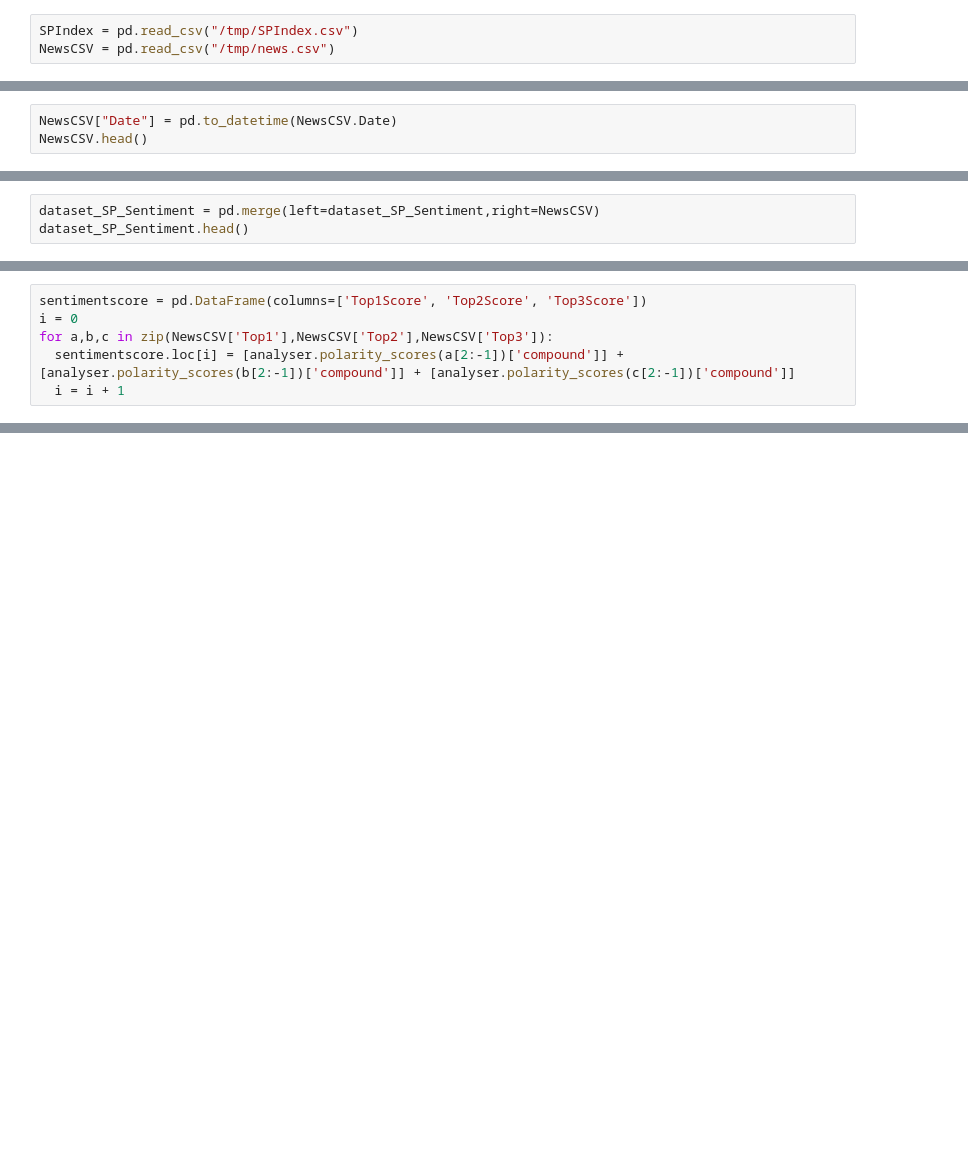
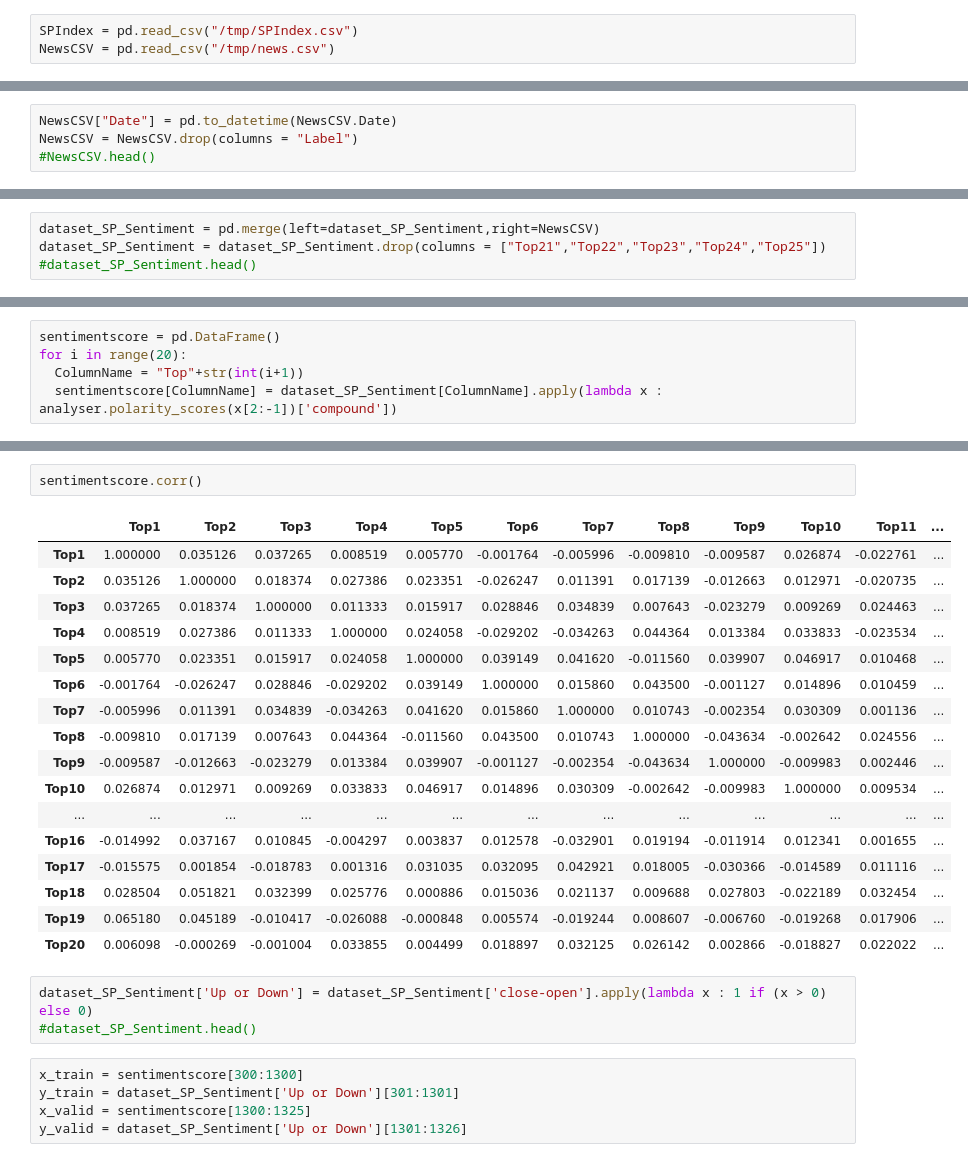
Before and after one commit to zhuohann/SP500PerfromancePredictionWithSentimentAnalysis, a Jupyter notebook: S&P_daily_direction_prediction_with_sentiment_analysis(Pandas).ipynb, the cells around one changed output, grey strips where cells are left out. Cells and saved outputs as stored; diff of their text form; blank space fills up the shorter version.

```diff
--- a/S&P_daily_direction_prediction_with_sentiment_analysis(Pandas).ipynb
+++ b/S&P_daily_direction_prediction_with_sentiment_analysis(Pandas).ipynb
@@ -25,3 +42,4 @@ dataset_SP_Sentiment.head()
 # %%
 NewsCSV["Date"] = pd.to_datetime(NewsCSV.Date)
-NewsCSV.head()
+NewsCSV = NewsCSV.drop(columns = "Label")
+#NewsCSV.head()
@@ -35,3 +46,4 @@ NewsCSV.head()
 # %%
 dataset_SP_Sentiment = pd.merge(left=dataset_SP_Sentiment,right=NewsCSV)
-dataset_SP_Sentiment.head()
+dataset_SP_Sentiment = dataset_SP_Sentiment.drop(columns = ["Top21","Top22","Top23","Top24","Top25"])
+#dataset_SP_Sentiment.head()
@@ -45,6 +49,0 @@ dataset_SP_Sentiment.head()
-# %%
-sentimentscore = pd.DataFrame(columns=['Top1Score', 'Top2Score', 'Top3Score'])
-i = 0
-for a,b,c in zip(NewsCSV['Top1'],NewsCSV['Top2'],NewsCSV['Top3']):
-  sentimentscore.loc[i] = [analyser.polarity_scores(a[2:-1])['compound']] + [analyser.polarity_scores(b[2:-1])['compound']] + [analyser.polarity_scores(c[2:-1])['compound']]
-  i = i + 1
@@ -58,0 +50,5 @@ for a,b,c in zip(NewsCSV['Top1'],NewsCSV['Top2'],NewsCSV['Top3']):
+# %%
+sentimentscore = pd.DataFrame()
+for i in range(20):
+  ColumnName = "Top"+str(int(i+1))
+  sentimentscore[ColumnName] = dataset_SP_Sentiment[ColumnName].apply(lambda x : analyser.polarity_scores(x[2:-1])['compound'])
@@ -58,0 +64,28 @@ for a,b,c in zip(NewsCSV['Top1'],NewsCSV['Top2'],NewsCSV['Top3']):
+# %%
+sentimentscore.corr()
+# %% [output]
+|  | Top1 | Top2 | Top3 | Top4 | Top5 | Top6 | Top7 | Top8 | Top9 | Top10 | Top11 | ... |
+| Top1 | 1.000000 | 0.035126 | 0.037265 | 0.008519 | 0.005770 | -0.001764 | -0.005996 | -0.009810 | -0.009587 | 0.026874 | -0.022761 | ... |
+| Top2 | 0.035126 | 1.000000 | 0.018374 | 0.027386 | 0.023351 | -0.026247 | 0.011391 | 0.017139 | -0.012663 | 0.012971 | -0.020735 | ... |
+| Top3 | 0.037265 | 0.018374 | 1.000000 | 0.011333 | 0.015917 | 0.028846 | 0.034839 | 0.007643 | -0.023279 | 0.009269 | 0.024463 | ... |
+| Top4 | 0.008519 | 0.027386 | 0.011333 | 1.000000 | 0.024058 | -0.029202 | -0.034263 | 0.044364 | 0.013384 | 0.033833 | -0.023534 | ... |
+| Top5 | 0.005770 | 0.023351 | 0.015917 | 0.024058 | 1.000000 | 0.039149 | 0.041620 | -0.011560 | 0.039907 | 0.046917 | 0.010468 | ... |
+| Top6 | -0.001764 | -0.026247 | 0.028846 | -0.029202 | 0.039149 | 1.000000 | 0.015860 | 0.043500 | -0.001127 | 0.014896 | 0.010459 | ... |
+| Top7 | -0.005996 | 0.011391 | 0.034839 | -0.034263 | 0.041620 | 0.015860 | 1.000000 | 0.010743 | -0.002354 | 0.030309 | 0.001136 | ... |
+| Top8 | -0.009810 | 0.017139 | 0.007643 | 0.044364 | -0.011560 | 0.043500 | 0.010743 | 1.000000 | -0.043634 | -0.002642 | 0.024556 | ... |
+| Top9 | -0.009587 | -0.012663 | -0.023279 | 0.013384 | 0.039907 | -0.001127 | -0.002354 | -0.043634 | 1.000000 | -0.009983 | 0.002446 | ... |
+| Top10 | 0.026874 | 0.012971 | 0.009269 | 0.033833 | 0.046917 | 0.014896 | 0.030309 | -0.002642 | -0.009983 | 1.000000 | 0.009534 | ... |
+| ... | ... | ... | ... | ... | ... | ... | ... | ... | ... | ... | ... | ... |
+| Top16 | -0.014992 | 0.037167 | 0.010845 | -0.004297 | 0.003837 | 0.012578 | -0.032901 | 0.019194 | -0.011914 | 0.012341 | 0.001655 | ... |
+| Top17 | -0.015575 | 0.001854 | -0.018783 | 0.001316 | 0.031035 | 0.032095 | 0.042921 | 0.018005 | -0.030366 | -0.014589 | 0.011116 | ... |
+| Top18 | 0.028504 | 0.051821 | 0.032399 | 0.025776 | 0.000886 | 0.015036 | 0.021137 | 0.009688 | 0.027803 | -0.022189 | 0.032454 | ... |
+| Top19 | 0.065180 | 0.045189 | -0.010417 | -0.026088 | -0.000848 | 0.005574 | -0.019244 | 0.008607 | -0.006760 | -0.019268 | 0.017906 | ... |
+| Top20 | 0.006098 | -0.000269 | -0.001004 | 0.033855 | 0.004499 | 0.018897 | 0.032125 | 0.026142 | 0.002866 | -0.018827 | 0.022022 | ... |
+# %%
+dataset_SP_Sentiment['Up or Down'] = dataset_SP_Sentiment['close-open'].apply(lambda x : 1 if (x > 0) else 0)
+#dataset_SP_Sentiment.head()
+# %%
+x_train = sentimentscore[300:1300]
+y_train = dataset_SP_Sentiment['Up or Down'][301:1301]
+x_valid = sentimentscore[1300:1325]
+y_valid = dataset_SP_Sentiment['Up or Down'][1301:1326]
```
Also changed, not shown: parts of 12 cells of this notebook.
